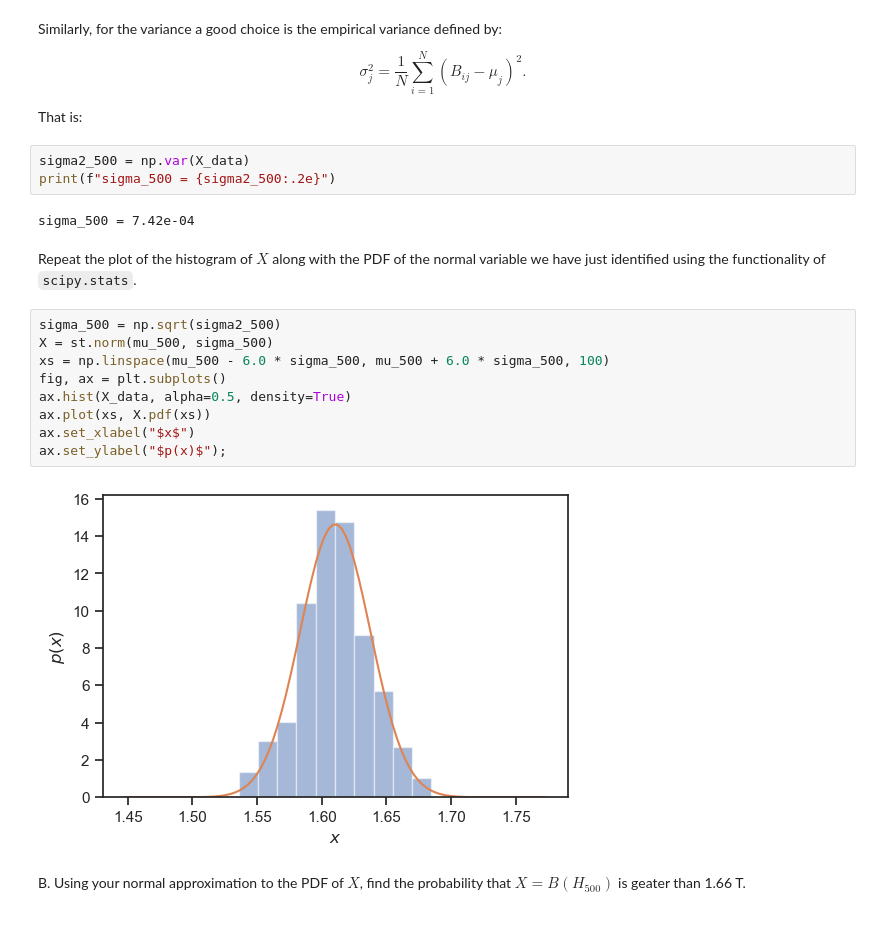
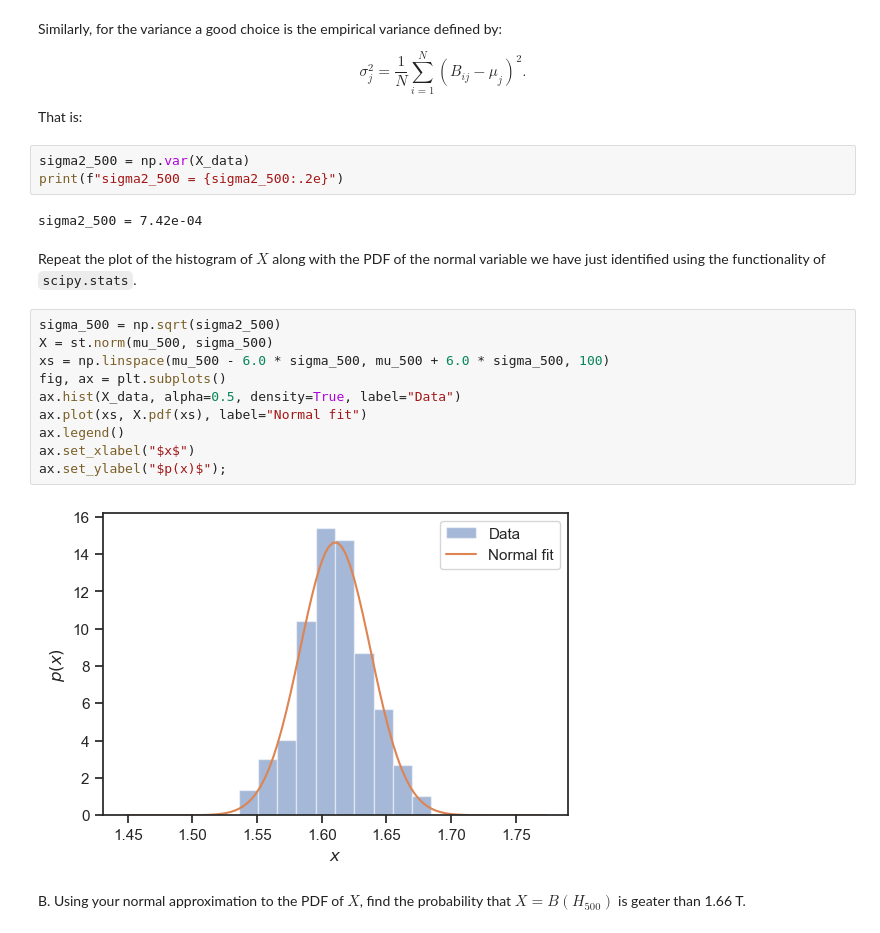
Before and after one commit to flavio-nardi/data-analytics-se, a Jupyter notebook: lecturebook/homework/homework-02.ipynb, the cells around one changed output. Cells and saved outputs as stored; diff of their text form.

```diff
--- a/lecturebook/homework/homework-02.ipynb
+++ b/lecturebook/homework/homework-02.ipynb
@@ -450,22 +450,23 @@ $$
 That is:
 # %%
 sigma2_500 = np.var(X_data)
-print(f"sigma_500 = {sigma2_500:.2e}")
+print(f"sigma2_500 = {sigma2_500:.2e}")
 # %% [output]
-sigma_500 = 7.42e-04
+sigma2_500 = 7.42e-04
 # %% [markdown]
 Repeat the plot of the histogram of $X$ along with the PDF of the normal variable we have just identified using the functionality of ``scipy.stats``.
 # %%
 sigma_500 = np.sqrt(sigma2_500)
 X = st.norm(mu_500, sigma_500)
 xs = np.linspace(mu_500 - 6.0 * sigma_500, mu_500 + 6.0 * sigma_500, 100)
 fig, ax = plt.subplots()
-ax.hist(X_data, alpha=0.5, density=True)
-ax.plot(xs, X.pdf(xs))
+ax.hist(X_data, alpha=0.5, density=True, label="Data")
+ax.plot(xs, X.pdf(xs), label="Normal fit")
+ax.legend()
 ax.set_xlabel("$x$")
 ax.set_ylabel("$p(x)$");
 # %% [output]
-[figure, old version]
+[figure, new version]
 # %% [markdown]
 B. Using your normal approximation to the PDF of $X$, find the probability that $X = B(H_{500})$ is geater than 1.66 T.
 # %%
```
Also changed, not shown: parts of 4 cells of this notebook.
